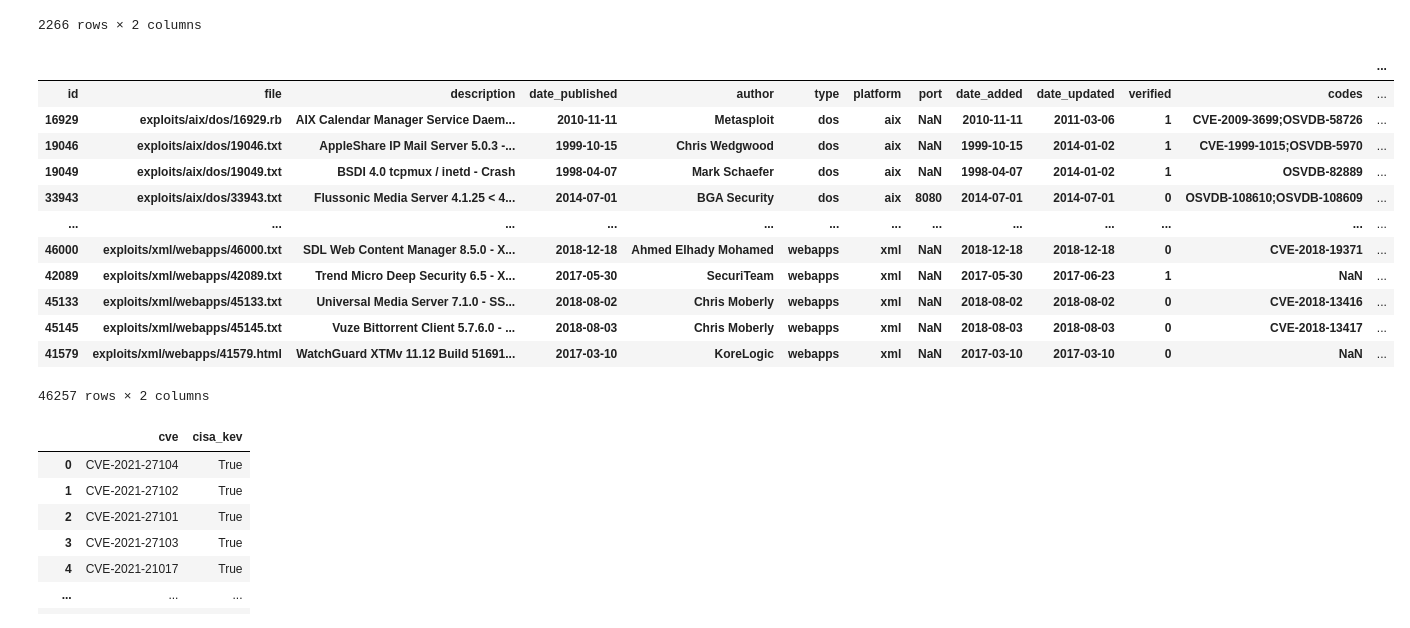
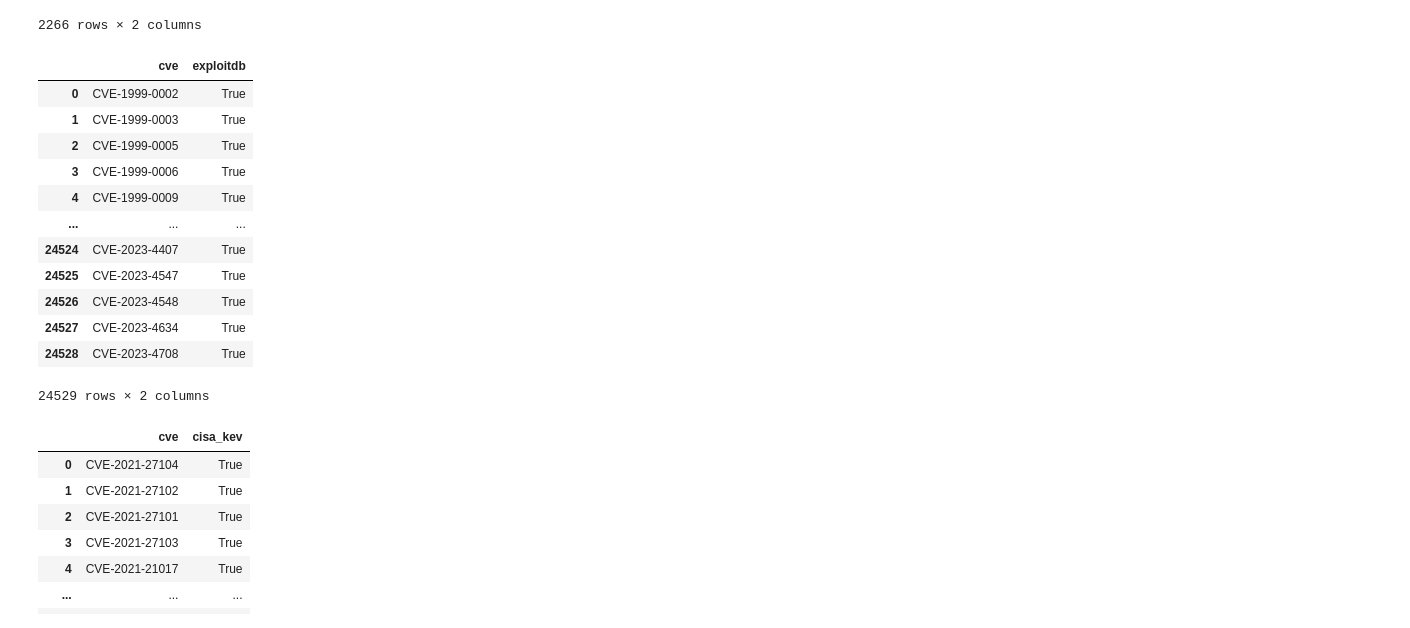
Before and after one commit to RiskBasedPrioritization/RiskBasedPrioritizationAnalysis, a Jupyter notebook: analysis/enrich_cves.ipynb, the cells around one changed output. Cells and saved outputs as stored; diff of their text form; code cells hidden in the pictures.

```diff
--- a/analysis/enrich_cves.ipynb
+++ b/analysis/enrich_cves.ipynb
@@ -42,23 +42,23 @@ nuclei_df
 | 2265 | CVE-2023-33246 | True |
 2266 rows × 2 columns
 # %%
-exploitdb_df = pd.read_csv('../data_in/exploitdb/files_exploits.csv.gz', header=None, names=['cve'], compression="gzip")
+exploitdb_df = pd.read_csv('../data_in/exploitdb/exploitdb_cves.csv.gz', header=None, names=['cve'], compression="gzip")
 exploitdb_df['exploitdb'] = True
 exploitdb_df
 # %% [output]
-|  |  |  |  |  |  |  |  |  |  |  |  | ... |
-| id | file | description | date_published | author | type | platform | port | date_added | date_updated | verified | codes | ... |
-| 16929 | exploits/aix/dos/16929.rb | AIX Calendar Manager Service Daem... | 2010-11-11 | Metasploit | dos | aix | NaN | 2010-11-11 | 2011-03-06 | 1 | CVE-2009-3699;OSVDB-58726 | ... |
-| 19046 | exploits/aix/dos/19046.txt | AppleShare IP Mail Server 5.0.3 -... | 1999-10-15 | Chris Wedgwood | dos | aix | NaN | 1999-10-15 | 2014-01-02 | 1 | CVE-1999-1015;OSVDB-5970 | ... |
-| 19049 | exploits/aix/dos/19049.txt | BSDI 4.0 tcpmux / inetd - Crash | 1998-04-07 | Mark Schaefer | dos | aix | NaN | 1998-04-07 | 2014-01-02 | 1 | OSVDB-82889 | ... |
-| 33943 | exploits/aix/dos/33943.txt | Flussonic Media Server 4.1.25 < 4... | 2014-07-01 | BGA Security | dos | aix | 8080 | 2014-07-01 | 2014-07-01 | 0 | OSVDB-108610;OSVDB-108609 | ... |
-| ... | ... | ... | ... | ... | ... | ... | ... | ... | ... | ... | ... | ... |
-| 46000 | exploits/xml/webapps/46000.txt | SDL Web Content Manager 8.5.0 - X... | 2018-12-18 | Ahmed Elhady Mohamed | webapps | xml | NaN | 2018-12-18 | 2018-12-18 | 0 | CVE-2018-19371 | ... |
-| 42089 | exploits/xml/webapps/42089.txt | Trend Micro Deep Security 6.5 - X... | 2017-05-30 | SecuriTeam | webapps | xml | NaN | 2017-05-30 | 2017-06-23 | 1 | NaN | ... |
-| 45133 | exploits/xml/webapps/45133.txt | Universal Media Server 7.1.0 - SS... | 2018-08-02 | Chris Moberly | webapps | xml | NaN | 2018-08-02 | 2018-08-02 | 0 | CVE-2018-13416 | ... |
-| 45145 | exploits/xml/webapps/45145.txt | Vuze Bittorrent Client 5.7.6.0 - ... | 2018-08-03 | Chris Moberly | webapps | xml | NaN | 2018-08-03 | 2018-08-03 | 0 | CVE-2018-13417 | ... |
-| 41579 | exploits/xml/webapps/41579.html | WatchGuard XTMv 11.12 Build 51691... | 2017-03-10 | KoreLogic | webapps | xml | NaN | 2017-03-10 | 2017-03-10 | 0 | NaN | ... |
+|  | cve | exploitdb |
+| 0 | CVE-1999-0002 | True |
+| 1 | CVE-1999-0003 | True |
+| 2 | CVE-1999-0005 | True |
+| 3 | CVE-1999-0006 | True |
+| 4 | CVE-1999-0009 | True |
+| ... | ... | ... |
+| 24524 | CVE-2023-4407 | True |
+| 24525 | CVE-2023-4547 | True |
+| 24526 | CVE-2023-4548 | True |
+| 24527 | CVE-2023-4634 | True |
+| 24528 | CVE-2023-4708 | True |
-46257 rows × 2 columns
+24529 rows × 2 columns
 # %%
 # just read the CVE ID column
 cisa_df = pd.read_csv('../data_in/cisa_kev/known_exploited_vulnerabilities.csv.gz', usecols=['cveID'], compression="gzip")
```
Also changed, not shown: parts of 7 cells of this notebook, 4 other files.
